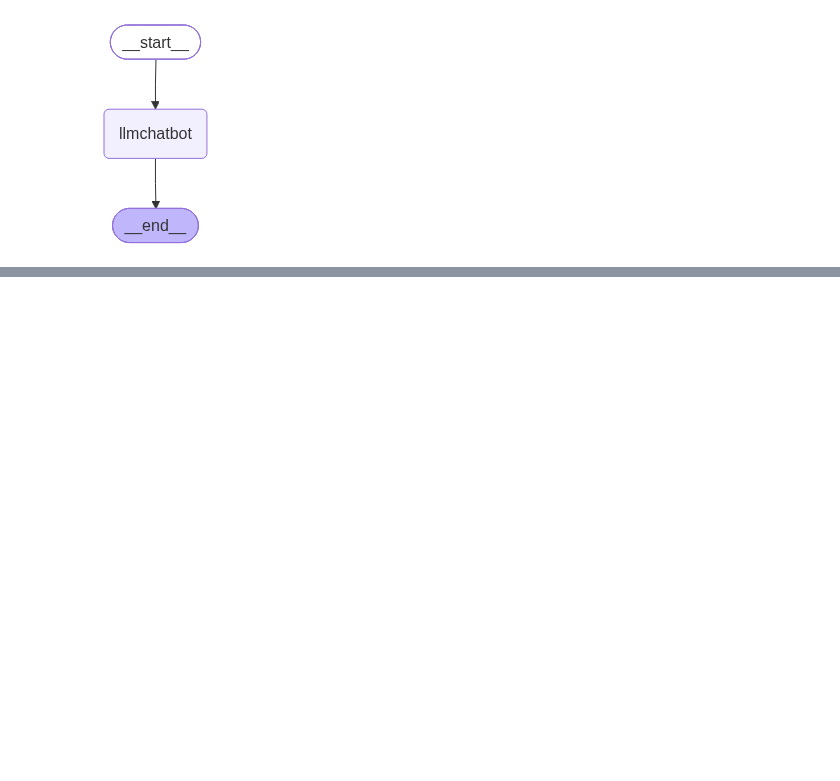
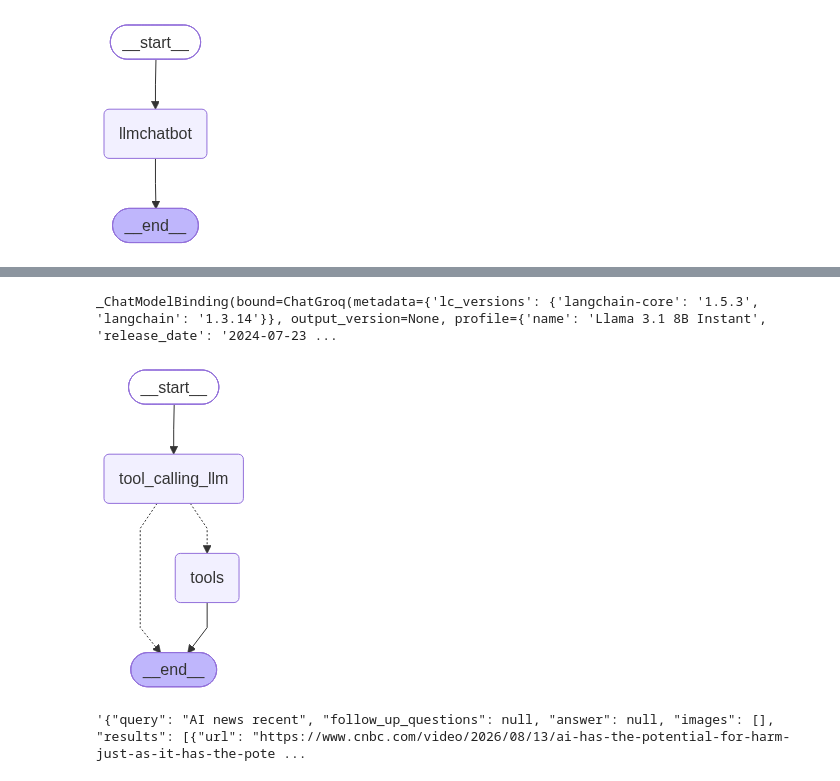
Before and after one commit to Gourab-coder/agentic-langgraph, a Jupyter notebook: src/BasicChatbot/1-basicchatbot.ipynb, the cells around one changed output, grey strips where cells are left out. Drawn from its saved outputs; the diff is of its cells as text; code cells hidden in the pictures; blank space fills up the shorter version.

```diff
--- a/src/BasicChatbot/1-basicchatbot.ipynb
+++ b/src/BasicChatbot/1-basicchatbot.ipynb
@@ -73,0 +106,51 @@ Hello, how are you today? Is there something I can help you with or would you li
+# %%
+# custom function
+def multiply(a:int, b:int)->int:
+    """ Multiply a and b
+    Args:
+        a (int): first int
+        b (int): second int
+
+    Returns:
+        int: output int
+    """
+    return a*b
+# %%
+tools = [tool, multiply]
+# %%
+llm_with_tools = llm.bind_tools(tools)
+# %%
+llm_with_tools
+# %% [output]
+_ChatModelBinding(bound=ChatGroq(metadata={'lc_versions': {'langchain-core': '1.5.3', 'langchain': '1.3.14'}}, output_version=None, profile={'name': 'Llama 3.1 8B Instant', 'release_date': '2024-07-23 ...
+# %%
+# StateGraph
+from langgraph.graph import StateGraph, START, END
+from langgraph.prebuilt import ToolNode, tools_condition
+
+# node defination
+def tool_calling_llm(State: State) :
+    return {"messages": [llm_with_tools.invoke(State["messages"])]}
+
+
+# Graph
+builder = StateGraph(State)
+builder.add_node("tool_calling_llm", tool_calling_llm)
+builder.add_node("tools", ToolNode(tools))
+
+# add edges
+builder.add_edge(START, "tool_calling_llm")
+builder.add_conditional_edges(
+    "tool_calling_llm",
+    # if the latest message (result) from assistant is a tool call -> tools_condition routes to tools
+    # if the latest message (result) from assistant is a not a tool call -> tools_condition routes to END
+    tools_condition
+)
+builder.add_edge("tools", END)
+
+# compile
+graph = builder.compile()
+# %%
+graph
+# %% [output]
+[figure, added]
@@ -73,0 +160,4 @@ Hello, how are you today? Is there something I can help you with or would you li
+# %%
+response["messages"][-1].content
+# %% [output]
+'{"query": "AI news recent", "follow_up_questions": null, "answer": null, "images": [], "results": [{"url": "https://www.cnbc.com/video/2026/08/13/ai-has-the-potential-for-harm-just-as-it-has-the-pote ...
```
Also changed, not shown: parts of 21 cells of this notebook, 3 other files.
